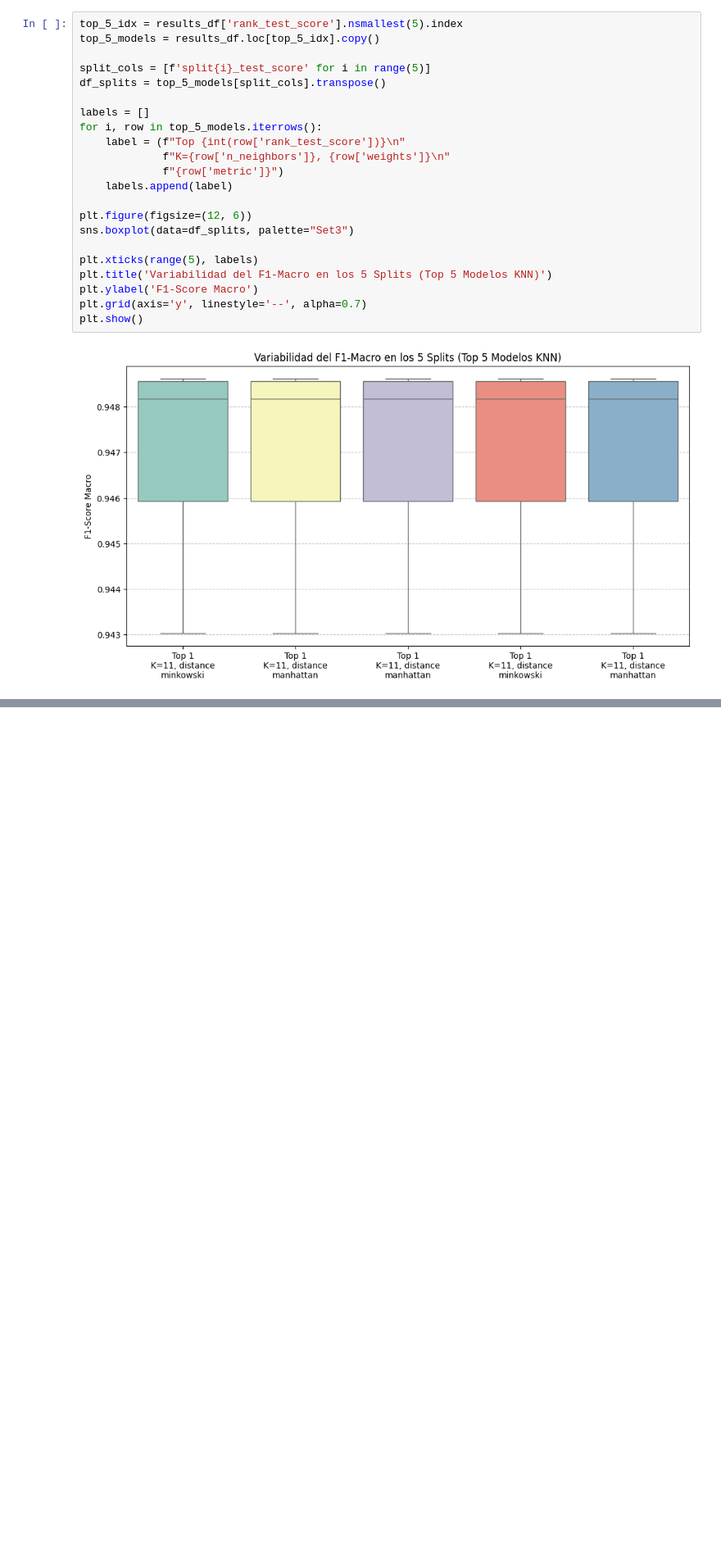
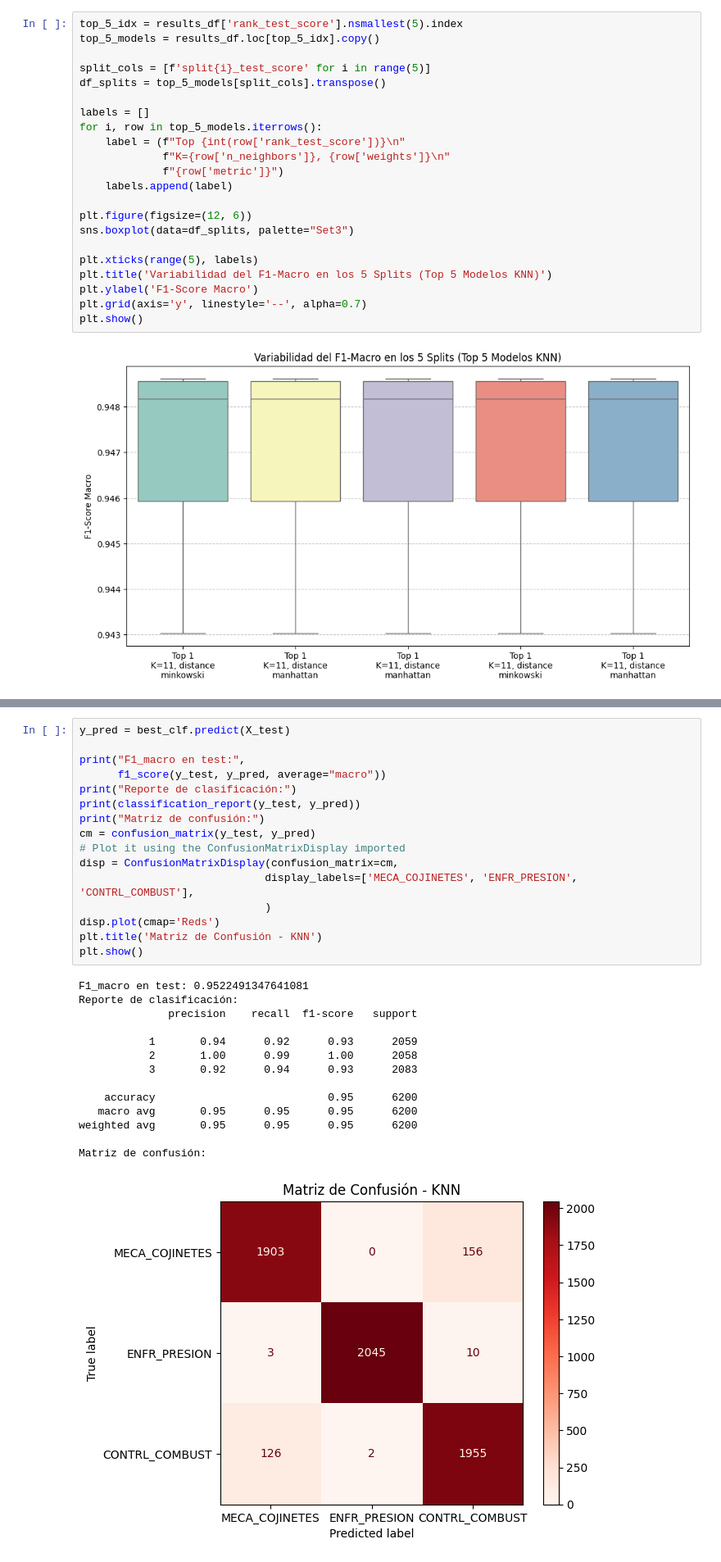
Before and after one commit to HadrianC-hub/Machine-Learning-Project, a Jupyter notebook: src/probl2_knn.ipynb, the cells around one changed output, grey strips where cells are left out. Shown: that part at 82% size. Cells and saved outputs as stored; diff of their text form; blank space fills up the shorter version.

```diff
--- a/src/probl2_knn.ipynb
+++ b/src/probl2_knn.ipynb
@@ -132,0 +220,31 @@ plt.show()
+# %%
+y_pred = best_clf.predict(X_test)
+
+print("F1_macro en test:",
+      f1_score(y_test, y_pred, average="macro"))
+print("Reporte de clasificación:")
+print(classification_report(y_test, y_pred))
+print("Matriz de confusión:")
+cm = confusion_matrix(y_test, y_pred)
+# Plot it using the ConfusionMatrixDisplay imported
+disp = ConfusionMatrixDisplay(confusion_matrix=cm,
+                             display_labels=['MECA_COJINETES', 'ENFR_PRESION', 'CONTRL_COMBUST'],
+                             )
+disp.plot(cmap='Reds')
+plt.title('Matriz de Confusión - KNN')
+plt.show()
+# %% [output]
+F1_macro en test: 0.9522491347641081
+Reporte de clasificación:
+              precision    recall  f1-score   support
+
+           1       0.94      0.92      0.93      2059
+           2       1.00      0.99      1.00      2058
+           3       0.92      0.94      0.93      2083
+
+    accuracy                           0.95      6200
+   macro avg       0.95      0.95      0.95      6200
+weighted avg       0.95      0.95      0.95      6200
+
+Matriz de confusión:
+[figure, added]
```
Also changed, not shown: parts of 4 cells of this notebook.
